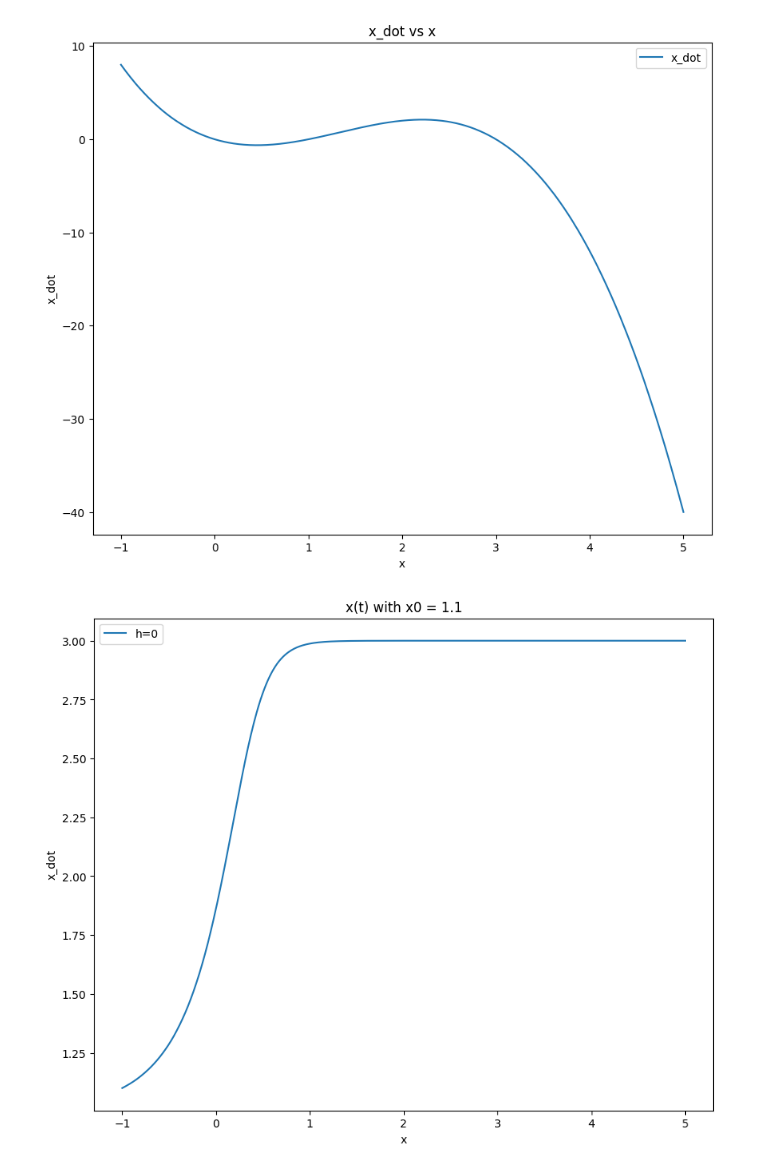
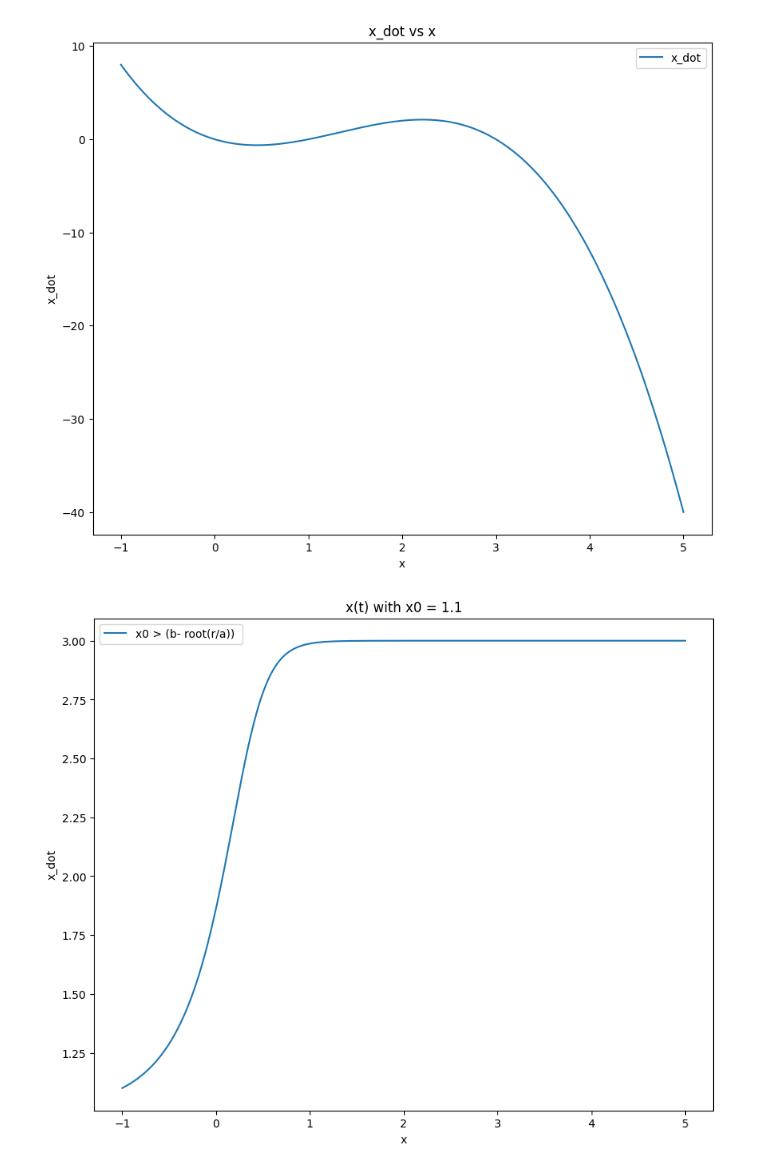
Before and after one commit to akshaTec/AKSum_CS_302, a Jupyter notebook: Lab4/q2.ipynb, the cells around one changed output. Saved outputs shown, nothing was run; the diff lists cells and outputs as text; code cells hidden in the pictures.

```diff
--- a/Lab4/q2.ipynb
+++ b/Lab4/q2.ipynb
@@ -60,14 +60,14 @@ xt , yt= euler(t, dt, 1)
 # %%
 plt.figure(figsize=(10,8))
 plt.xlabel('x')
 plt.ylabel('x_dot')
 plt.title('x(t) with x0 = 1.1')
-plt.plot(t, xt, label='h=0')
+plt.plot(t, xt, label='x0 > (b- root(r/a)) ')
 plt.legend()
-# plt.savefig("q1_1.png")
+plt.savefig("q2_2.png")
 plt.show()
 # %% [output]
-[figure, old version]
+[figure, new version]
 # %%
 x0=0.9
 # %%
```
Also changed, not shown: parts of 2 cells of this notebook.
